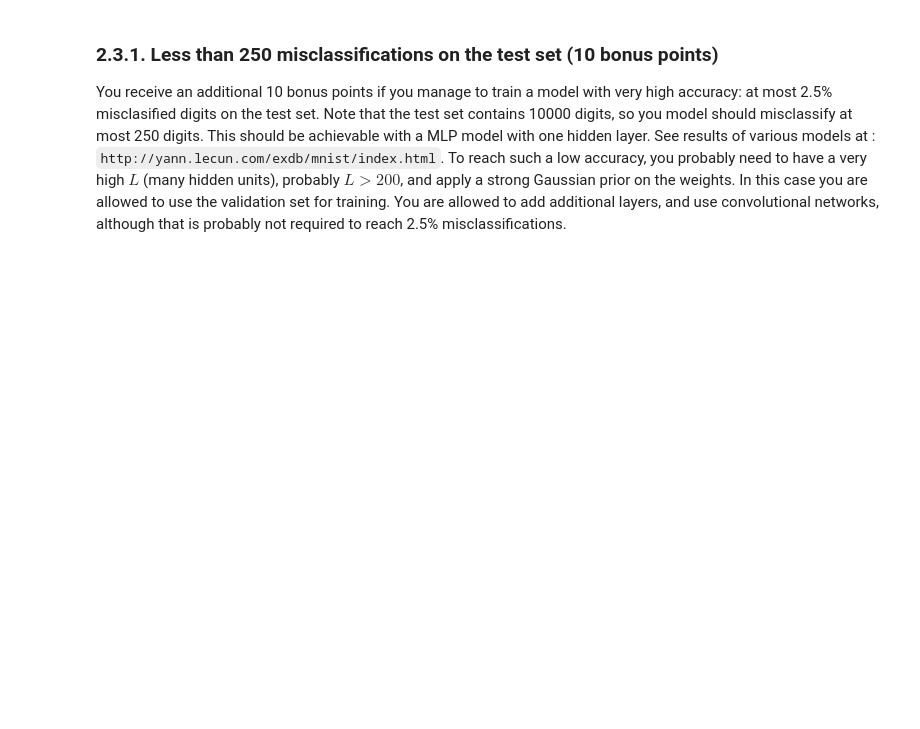
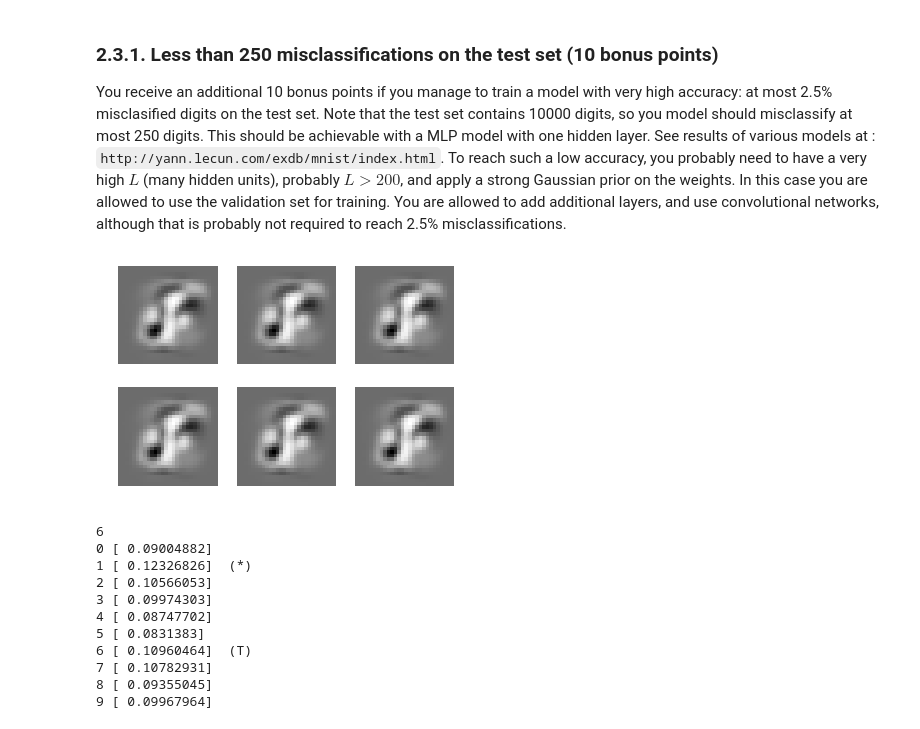
Before and after one commit to maarteninja/ml2014, a Jupyter notebook: two/Lab2.ipynb, the cells around one changed output. Drawn from its saved outputs; the diff is of its cells as text; code cells hidden in the pictures; blank space fills up the shorter version.

```diff
--- a/two/Lab2.ipynb
+++ b/two/Lab2.ipynb
@@ -434,3 +556,41 @@ Implement a MLP model with a single hidden layer, and code to train the model.
 
 You receive an additional 10 bonus points if you manage to train a model with very high accuracy: at most 2.5% misclasified digits on the test set. Note that the test set contains 10000 digits, so you model should misclassify at most 250 digits. This should be achievable with a MLP model with one hidden layer. See results of various models at : `http://yann.lecun.com/exdb/mnist/index.html`. To reach such a low accuracy, you probably need to have a very high $L$ (many hidden units), probably $L > 200$, and apply a strong Gaussian prior on the weights. In this case you are allowed to use the validation set for training.
 You are allowed to add additional layers, and use convolutional networks, although that is probably not required to reach 2.5% misclassifications.
+# %%
+plot_digits(V[:, 40:46].T, numcols=3)
+plt.show()
+
+i = random.choice(range(size(t_test, 0)))
+x, t = x_test[i:i+1, :], t_test[i]
+
+h = MLP_evaluate_h(x, V, a)
+ln_q = MLP_evaluate_ln_q(h, W, b)
+Z = sum(exp(ln_q))
+
+delta_q = - exp(ln_q) / Z
+delta_q[t] = 1 + delta_q[t]
+
+res = exp(MLP_evaluate_ln_p(x.T, V, W, a, b))
+
+print t
+
+for i, p in enumerate(res):
+    print i, p,
+    if p == max(res):
+        print ' (*)',
+    if i == t:
+        print ' (T)',
+    print
+# %% [output]
+[figure, added]
+6
+0 [ 0.09004882]
+1 [ 0.12326826]  (*)
+2 [ 0.10566053]
+3 [ 0.09974303]
+4 [ 0.08747702]
+5 [ 0.0831383]
+6 [ 0.10960464]  (T)
+7 [ 0.10782931]
+8 [ 0.09355045]
+9 [ 0.09967964]
```
Also changed, not shown: parts of 5 cells of this notebook, 3 other files.
